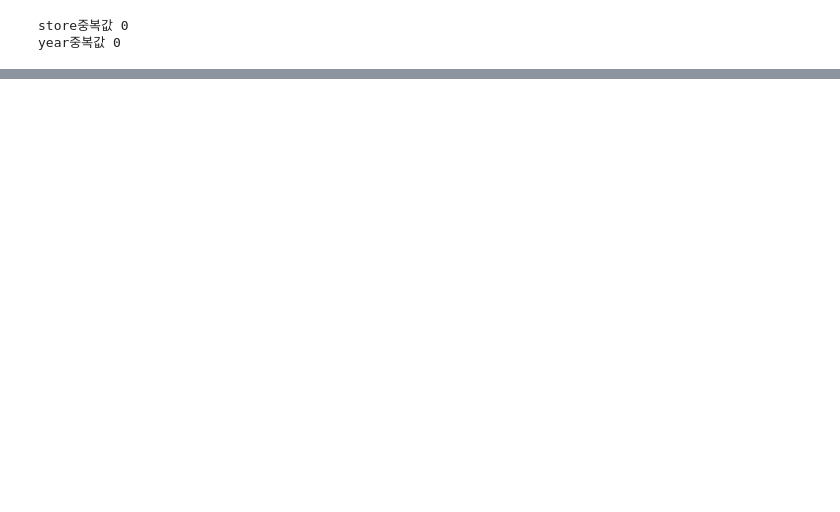
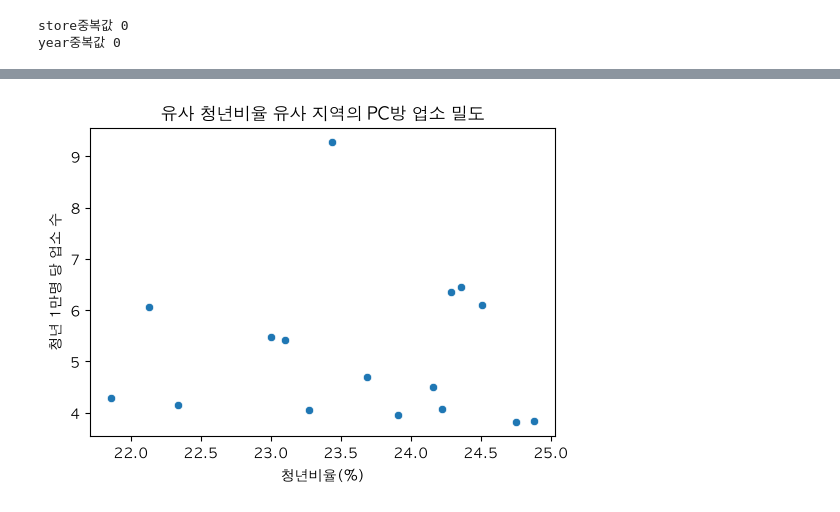
Before and after one commit to AI-Campus-1st/mini_pjt_1_khs, a Jupyter notebook: src/minipjt.ipynb, the cells around one changed output, grey strips where cells are left out. Drawn from its saved outputs; the diff is of its cells as text; code cells hidden in the pictures; blank space fills up the shorter version.

```diff
--- a/src/minipjt.ipynb
+++ b/src/minipjt.ipynb
@@ -562,0 +942,20 @@ year중복값 0
+# %%
+pc_df = sim_df[
+    sim_df['category'] == 'PC방'
+]
+
+plt.figure(figsize=(6,4))
+
+sns.scatterplot(
+    data=pc_df,
+    x = 'young_ratio',
+    y = 'young_store_density',
+)
+
+plt.xlabel('청년비율(%)')
+plt.ylabel('청년 1만명 당 업소 수')
+plt.title('유사 청년비율 유사 지역의 PC방 업소 밀도')
+
+plt.show()
+# %% [output]
+[figure, added]
```
Also changed, not shown: parts of 31 cells of this notebook, 6 other files.
